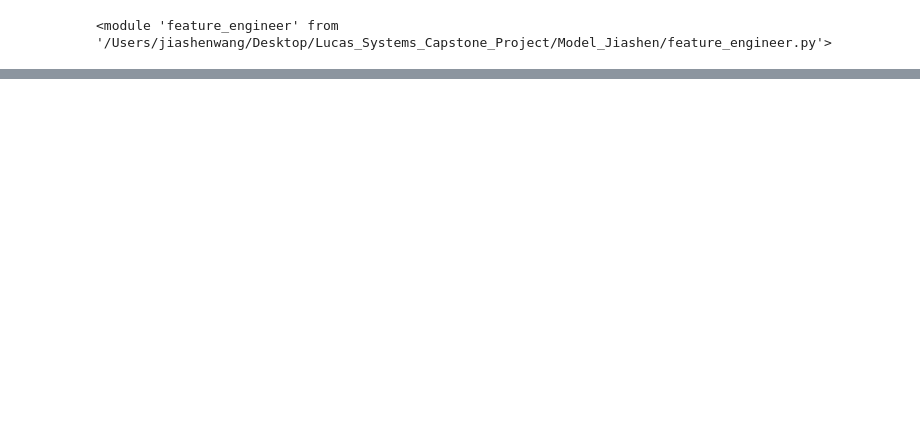
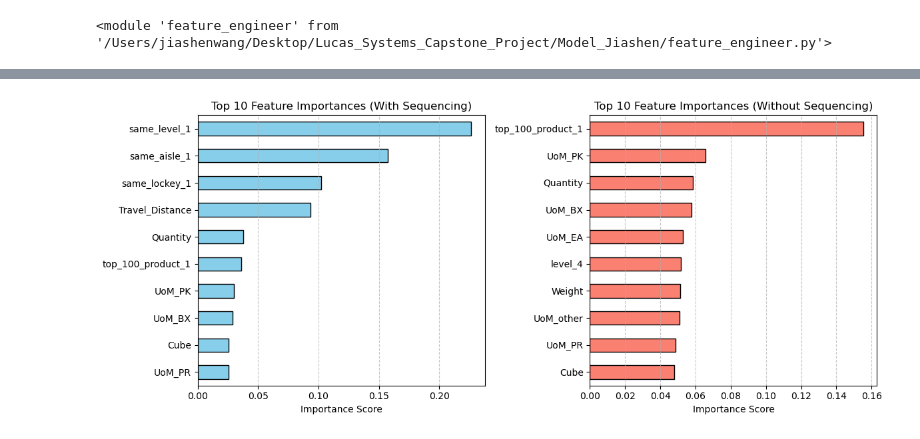
Before and after one commit to JiashenWangg/Lucas_Systems_Capstone_Project, a Jupyter notebook: Model_Jiashen/xgboost.ipynb, the cells around one changed output, grey strips where cells are left out. Cells and saved outputs as stored; diff of their text form; code cells hidden in the pictures; blank space fills up the shorter version.

```diff
--- a/Model_Jiashen/xgboost.ipynb
+++ b/Model_Jiashen/xgboost.ipynb
@@ -165,0 +184,29 @@ plt.show()
+# %%
+# Side by side bar charts for original model and no-distance model, top 10 features
+oe_wc30_model = models[2]
+feat_importances_orig = pd.Series(
+    oe_wc30_model.feature_importances_,
+    index=oe_wc30_model.feature_names_in_
+).sort_values(ascending=True)
+
+oe_wc30_model_nodist = models_nodist[2]
+feat_importances_nodist = pd.Series(
+    oe_wc30_model_nodist.feature_importances_,
+    index=oe_wc30_model_nodist.feature_names_in_
+).sort_values(ascending=True)
+
+top10_orig = feat_importances_orig.tail(10)
+top10_nodist = feat_importances_nodist.tail(10)
+fig, axes = plt.subplots(1, 2, figsize=(12, 5))
+top10_orig.plot(kind='barh', color='skyblue', edgecolor='black', ax=axes[0])
+axes[0].set_title("Top 10 Feature Importances (With Sequencing)")
+axes[0].set_xlabel("Importance Score")
+axes[0].grid(axis='x', linestyle='--', alpha=0.7)
+top10_nodist.plot(kind='barh', color='salmon', edgecolor='black', ax=axes[1])
+axes[1].set_title("Top 10 Feature Importances (Without Sequencing)")
+axes[1].set_xlabel("Importance Score")
+axes[1].grid(axis='x', linestyle='--', alpha=0.7)
+plt.tight_layout()
+plt.show()
+# %% [output]
+[figure, added]
```
Also changed, not shown: parts of 5 cells of this notebook, 2 other files.
